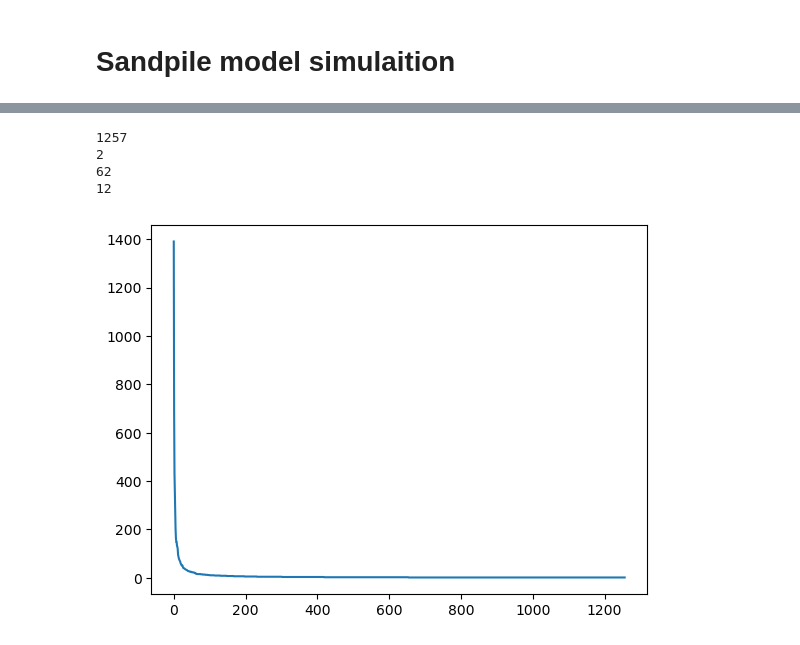
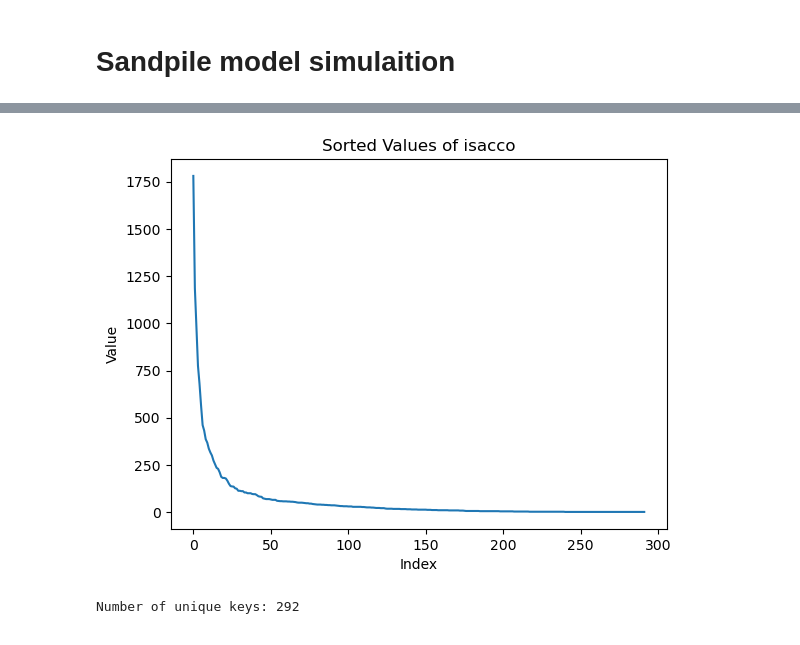
Before and after one commit to Isi2000/SANDPILE, a Jupyter notebook: isacco.ipynb, the cells around one changed output, grey strips where cells are left out. Drawn from its saved outputs; the diff is of its cells as text; code cells hidden in the pictures.

```diff
--- a/isacco.ipynb
+++ b/isacco.ipynb
@@ -74,40 +74,46 @@ plt.show()
-# %%
-isacco = {}
-d = [k for k in sandpile.data if k not in [0]]
-for v in d:
-    if v not in isacco.keys():
-        isacco[v] = 1
-    else:
-        isacco[v] += 1
-plt.plot(sorted(isacco.values(), reverse=True))
-print(len(isacco.keys()))
-compressed_data = {}
-tot_l = len(isacco.keys())
-for idx, key in enumerate(isacco.keys()):
-    if idx < tot_l//30:
-        compressed_data[key] = isacco[key]
-    elif idx < tot_l//4 *3:
-        v += isacco[key]
-        if idx%3 == 10:
-            compressed_data[key] = v/3
-            v = 0
-    elif idx < tot_l:
-        v += isacco[key]
-        if idx%10  == 0:
-            compressed_data[key] = v/11
-            v = 0
-
-print(tot_l//500)
-print(tot_l//20)
-print(tot_l//100)
-
-#print(len(sorted(compressed_data.keys())))
-# %% [output]
-1257
-2
-62
-12
-[figure, removed]
+# %%
+import numpy as np
+import matplotlib.pyplot as plt
+
+# Initialize the dictionary
+isacco = {}
+
+# Filter the data and populate the dictionary
+d = [k for k in sandpile.data_t if k != 1]
+for v in d:
+    if v not in isacco:
+        isacco[v] = 1
+    else:
+        isacco[v] += 1
+
+# Plot the sorted values in descending order
+plt.plot(sorted(isacco.values(), reverse=True))
+plt.xlabel('Index')
+plt.ylabel('Value')
+plt.title('Sorted Values of isacco')
+plt.show()
+
+# Print the number of unique keys in the dictionary
+print(f"Number of unique keys: {len(isacco.keys())}")
+#
+## Process data: collect keys with values from 1 to 10 and remove them from the dictionary
+#for value in range(1, 100):
+#    process_data = []
+#    for key in list(isacco.keys()):
+#        if isacco[key] == value:
+#            process_data.append(key)
+#            del isacco[key]
+#
+#    # Calculate the mean of the keys with the current value and add this as a new key to the dictionary
+#    if process_data:
+#        new_key = np.mean(process_data)
+#        isacco[new_key] = value
+#
+## Output the final dictionary for verification
+#print(f"Final dictionary: {isacco}")
+# %% [output]
+[figure, added]
+Number of unique keys: 292
 # %%
 import numpy as np
 import matplotlib.pyplot as plt
```
Also changed, not shown: parts of 4 cells of this notebook, 3 other files.
